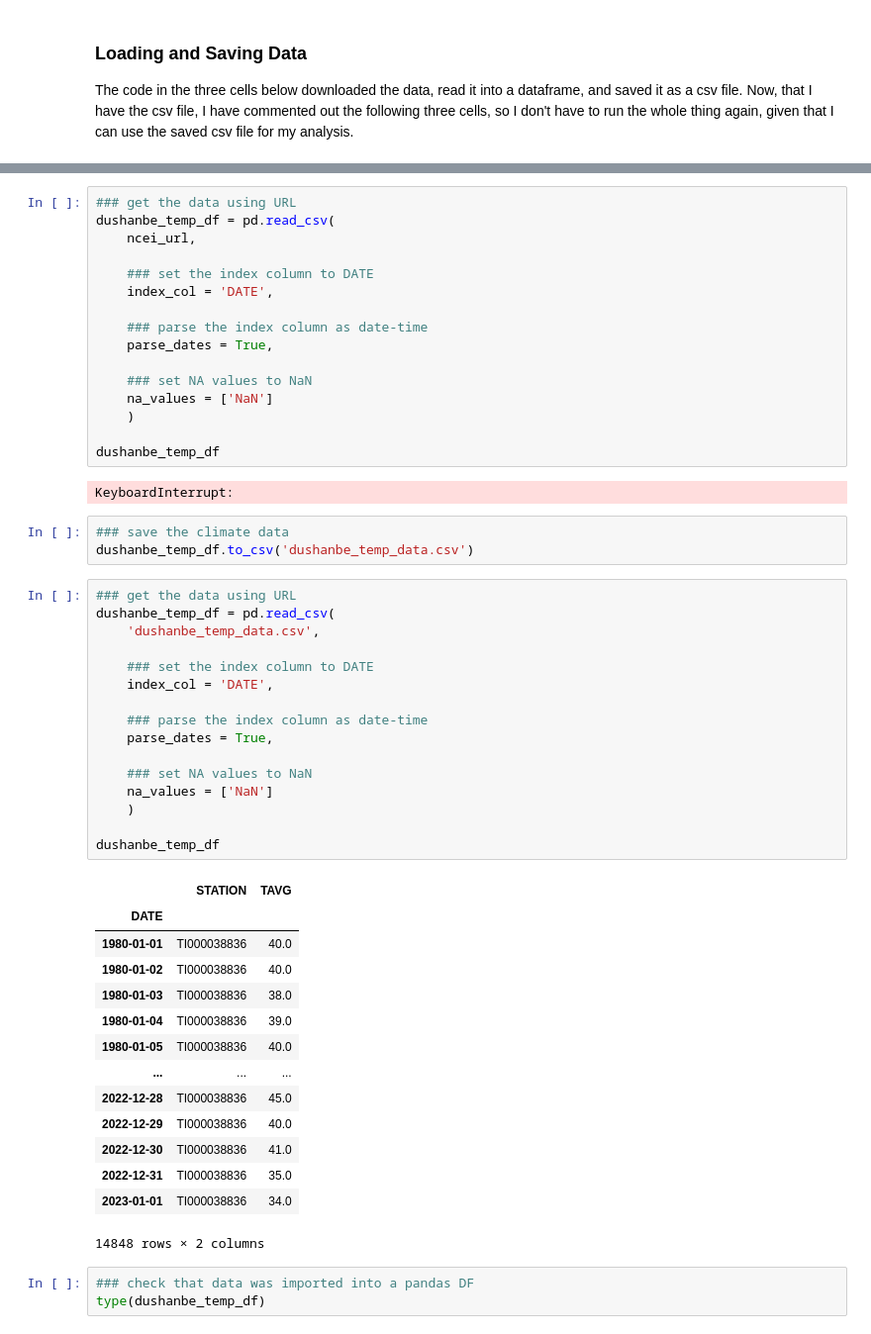
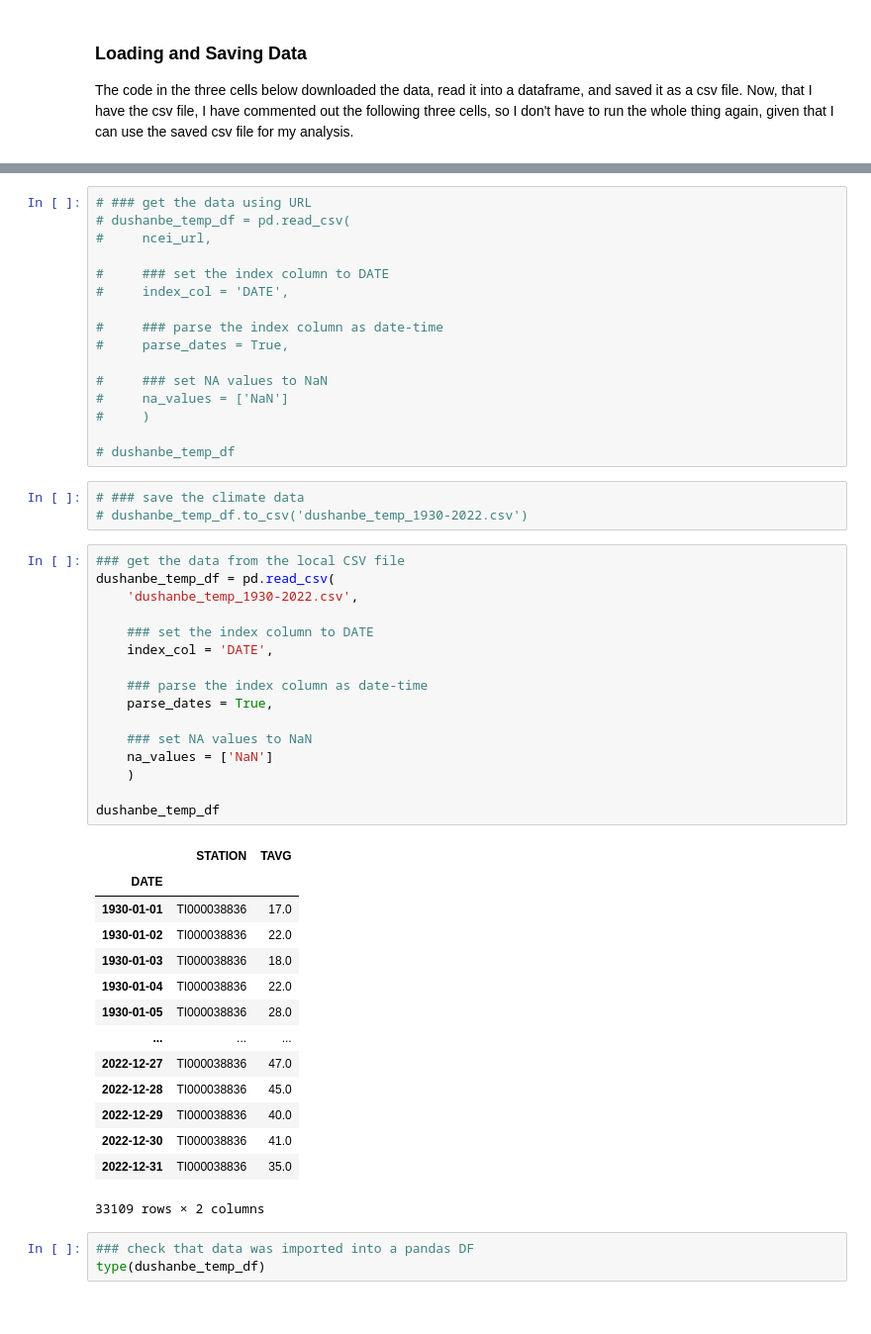
Before and after one commit to hakimsaad9387/01-climate-fall-template, a Jupyter notebook: 06-climate-portfolio.ipynb, the cells around one changed output, grey strips where cells are left out. Shown at 99% size. Cells and saved outputs as stored; diff of their text form.

Commit message:
finsihed all the coding for analysis of climate portfolio

```diff
--- a/06-climate-portfolio.ipynb
+++ b/06-climate-portfolio.ipynb
@@ -23,55 +32,53 @@ ncei_url
 # %%
-### get the data using URL
-dushanbe_temp_df = pd.read_csv(
-    ncei_url,
+# ### get the data using URL
+# dushanbe_temp_df = pd.read_csv(
+#     ncei_url,
 
-    ### set the index column to DATE
-    index_col = 'DATE',
+#     ### set the index column to DATE
+#     index_col = 'DATE',
 
-    ### parse the index column as date-time
-    parse_dates = True,
+#     ### parse the index column as date-time
+#     parse_dates = True,
 
-    ### set NA values to NaN
-    na_values = ['NaN']
-    )
+#     ### set NA values to NaN
+#     na_values = ['NaN']
+#     )
 
-dushanbe_temp_df
+# dushanbe_temp_df
-# %% [output]
-KeyboardInterrupt:
 # %%
-### save the climate data
-dushanbe_temp_df.to_csv('dushanbe_temp_data.csv')
+# ### save the climate data
+# dushanbe_temp_df.to_csv('dushanbe_temp_1930-2022.csv')
 # %%
-### get the data using URL
+### get the data from the local CSV file
 dushanbe_temp_df = pd.read_csv(
-    'dushanbe_temp_data.csv',
+    'dushanbe_temp_1930-2022.csv',
 
     ### set the index column to DATE
     index_col = 'DATE',
 
     ### parse the index column as date-time
     parse_dates = True,
 
     ### set NA values to NaN
     na_values = ['NaN']
     )
 
 dushanbe_temp_df
 # %% [output]
 |  | STATION | TAVG |
 | DATE |  |  |
-| 1980-01-01 | TI000038836 | 40.0 |
-| 1980-01-02 | TI000038836 | 40.0 |
-| 1980-01-03 | TI000038836 | 38.0 |
-| 1980-01-04 | TI000038836 | 39.0 |
-| 1980-01-05 | TI000038836 | 40.0 |
+| 1930-01-01 | TI000038836 | 17.0 |
+| 1930-01-02 | TI000038836 | 22.0 |
+| 1930-01-03 | TI000038836 | 18.0 |
+| 1930-01-04 | TI000038836 | 22.0 |
+| 1930-01-05 | TI000038836 | 28.0 |
 | ... | ... | ... |
+| 2022-12-27 | TI000038836 | 47.0 |
 | 2022-12-28 | TI000038836 | 45.0 |
 | 2022-12-29 | TI000038836 | 40.0 |
 | 2022-12-30 | TI000038836 | 41.0 |
 | 2022-12-31 | TI000038836 | 35.0 |
-| 2023-01-01 | TI000038836 | 34.0 |
-14848 rows × 2 columns
+33109 rows × 2 columns
 # %%
 ### check that data was imported into a pandas DF
 type(dushanbe_temp_df)
```
Also changed, not shown: parts of 13 cells of this notebook, 3 other files.
